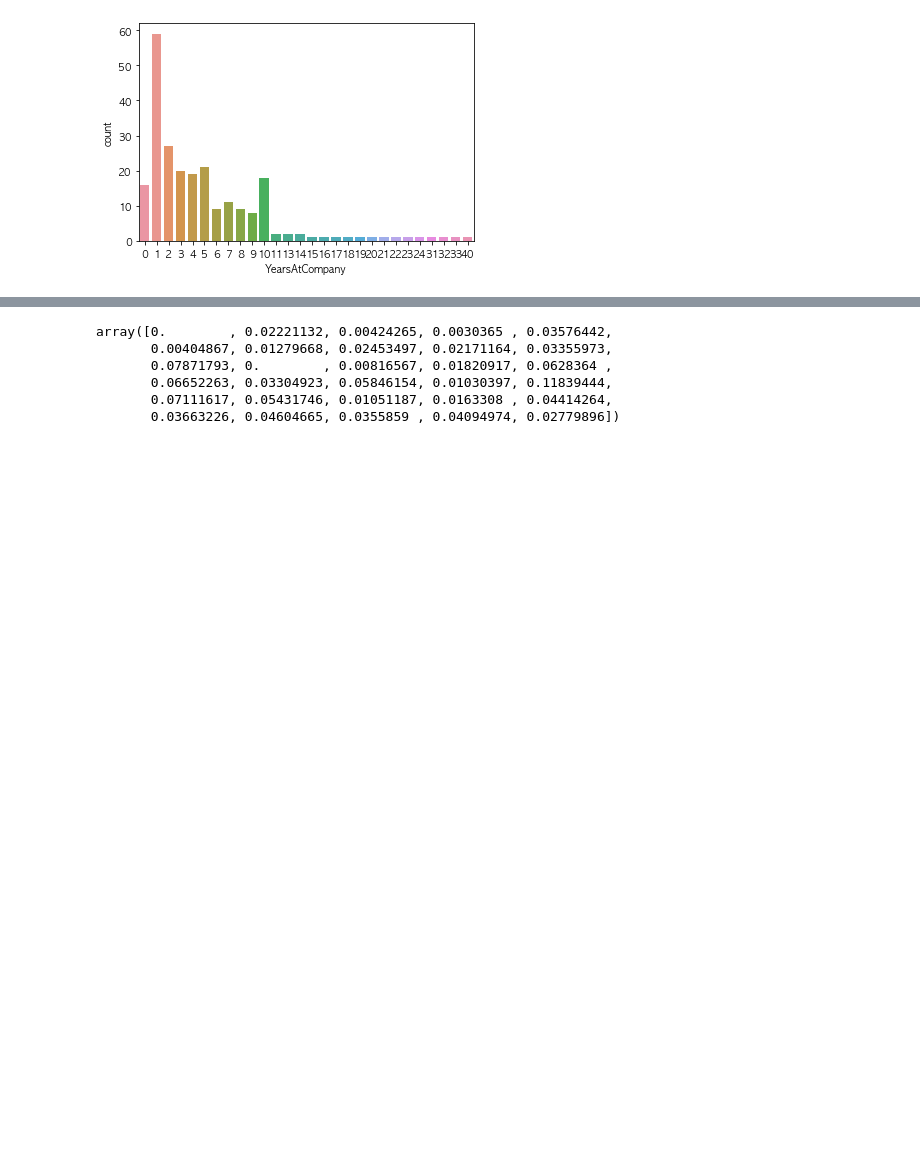
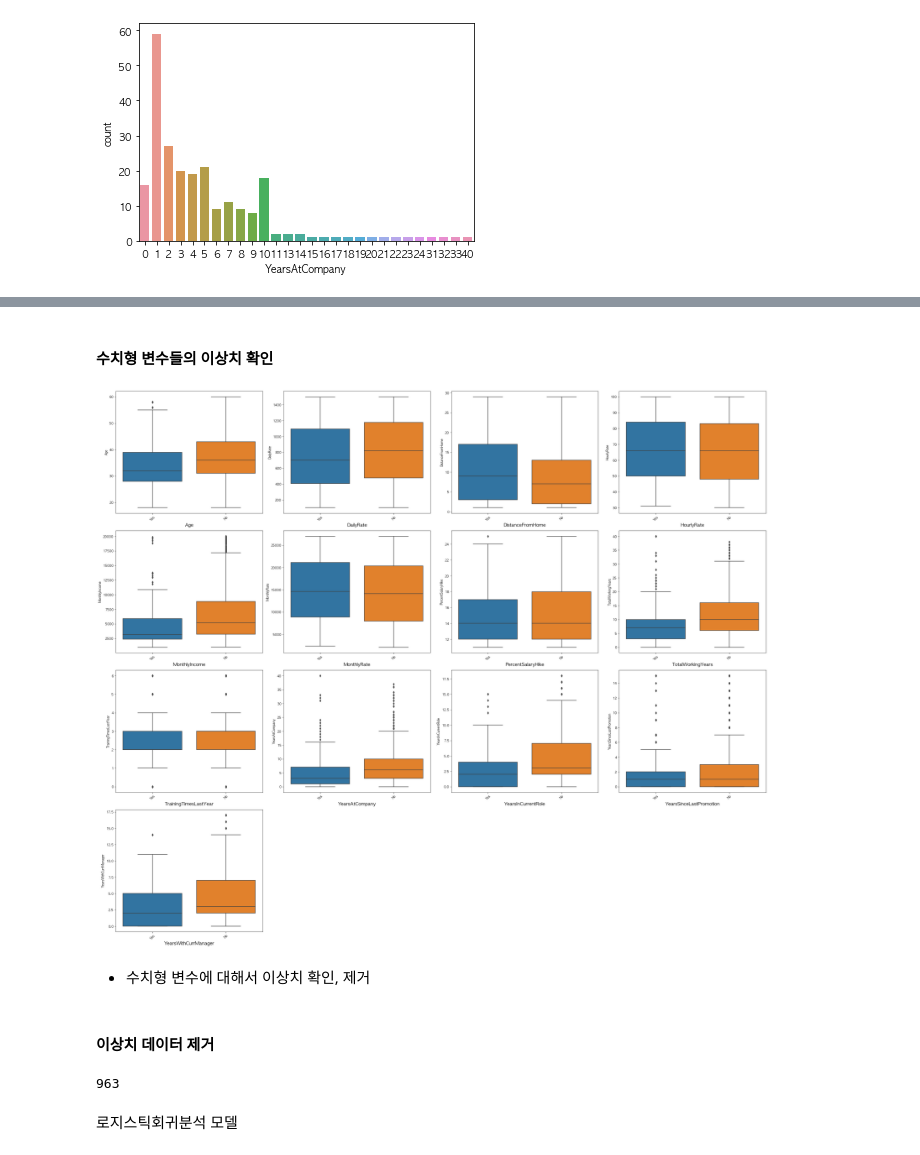
Before and after one commit to lee-jong-gu/attrition, a Jupyter notebook: Attrition MarkDown.ipynb, the cells around one changed output, grey strips where cells are left out. Saved outputs shown, nothing was run; the diff lists cells and outputs as text; code cells hidden in the pictures; blank space fills up the shorter version.

```diff
--- a/Attrition MarkDown.ipynb
+++ b/Attrition MarkDown.ipynb
@@ -227,7 +244,7 @@ for i in range(len(int_col)):
     sns.distplot(df[df['Attrition']=='No'][int_col[i]],kde=False,hist_kws=({'color':'red','alpha':0.15}),label='No')
     plt.xticks(rotation=45)
     plt.xlabel(int_col[i],fontsize=15)
-    if l > 16:
+    if l > 13:
         break
     l += 1
 fig.tight_layout()
@@ -363,0 +479,27 @@ plt.show()
+# %%
+# 일한 회사가 0개인 직원들의 오류 제거
+
+df['NumCompaniesWorked'].replace(0,1,inplace=True)
+# %% [markdown]
+#### 수치형 변수들의 이상치 확인
+# %%
+# 수치형 변수 - 이상치 확인
+
+fig = plt.figure(figsize=(30,25))
+
+l = 1
+for i in range(len(int_col)):
+
+    plt.subplot(4,4,l)
+    sns.boxplot(df['Attrition'],df[int_col[i]],data=df)
+    plt.xticks(rotation=45)
+    plt.xlabel(int_col[i],fontsize=15)
+    if l > 13:
+        break
+    l += 1
+fig.tight_layout()
+plt.show()
+# %% [output]
+[figure, added]
+# %% [markdown]
+* 수치형 변수에 대해서 이상치 확인, 제거
@@ -363,0 +570,2 @@ plt.show()
+# %% [markdown]
+#### 이상치 데이터 제거
@@ -364 +576,5 @@ plt.show()
+# %%
+len(df)
+# %% [output]
+963
 # %%
@@ -378,16 +598,6 @@ from sklearn.metrics import accuracy_score
 # %%
+# train , test set 분리
+
 x_train, x_test, y_train, y_test = train_test_split(x,target,test_size=0.2,random_state=42)
-
-model = DecisionTreeClassifier()
-model.fit(x_train,y_train)
-y_pred = model.predict(x_test)
-(y_pred == y_test).mean()
-model.classes_
-model.feature_importances_
-# %% [output]
-array([0.        , 0.02221132, 0.00424265, 0.0030365 , 0.03576442,
-       0.00404867, 0.01279668, 0.02453497, 0.02171164, 0.03355973,
-       0.07871793, 0.        , 0.00816567, 0.01820917, 0.0628364 ,
-       0.06652263, 0.03304923, 0.05846154, 0.01030397, 0.11839444,
-       0.07111617, 0.05431746, 0.01051187, 0.0163308 , 0.04414264,
-       0.03663226, 0.04604665, 0.0355859 , 0.04094974, 0.02779896])
+# %% [markdown]
+로지스틱회귀분석 모델
```
Also changed, not shown: parts of 89 cells of this notebook, 1 other file.
